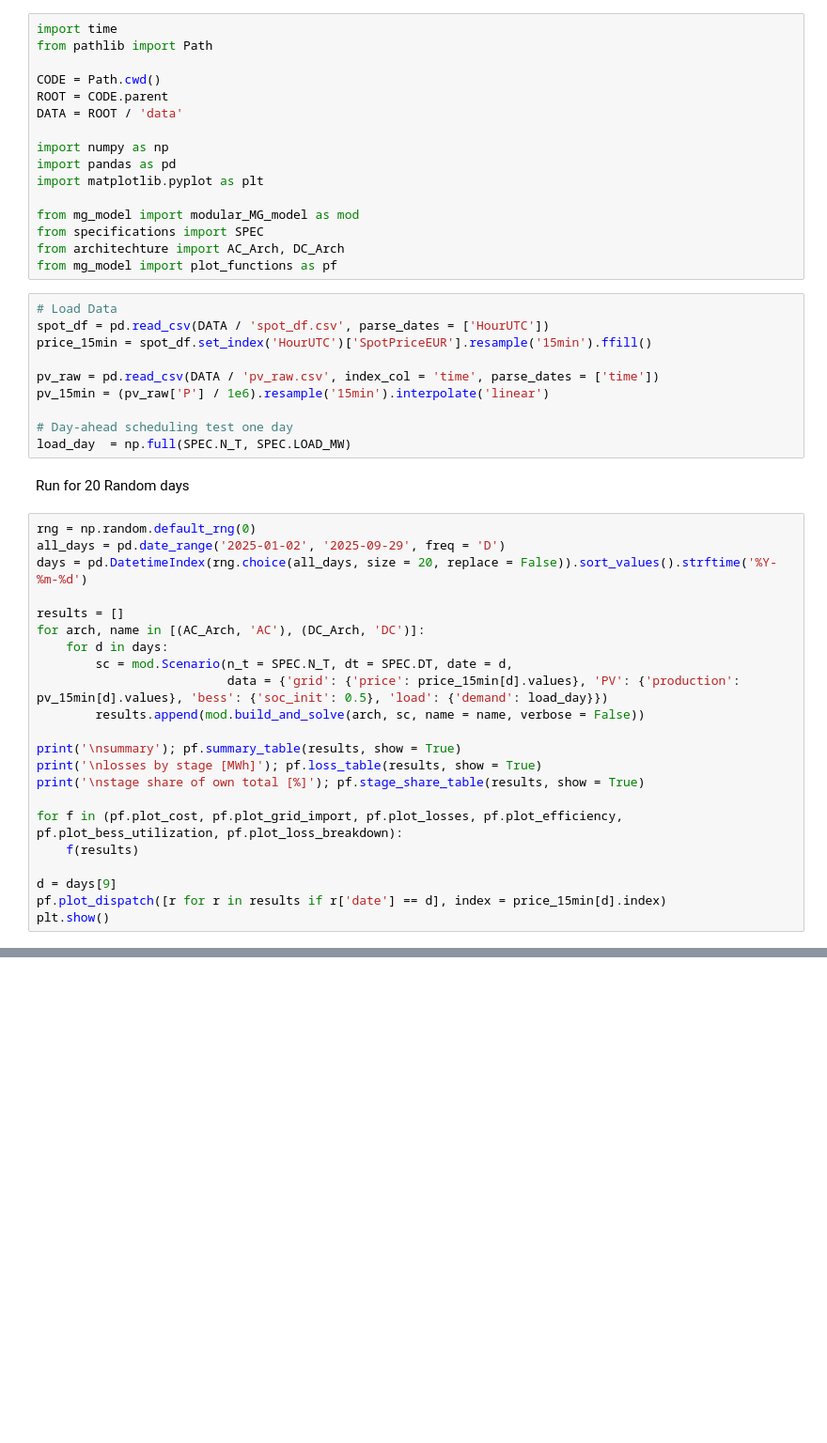
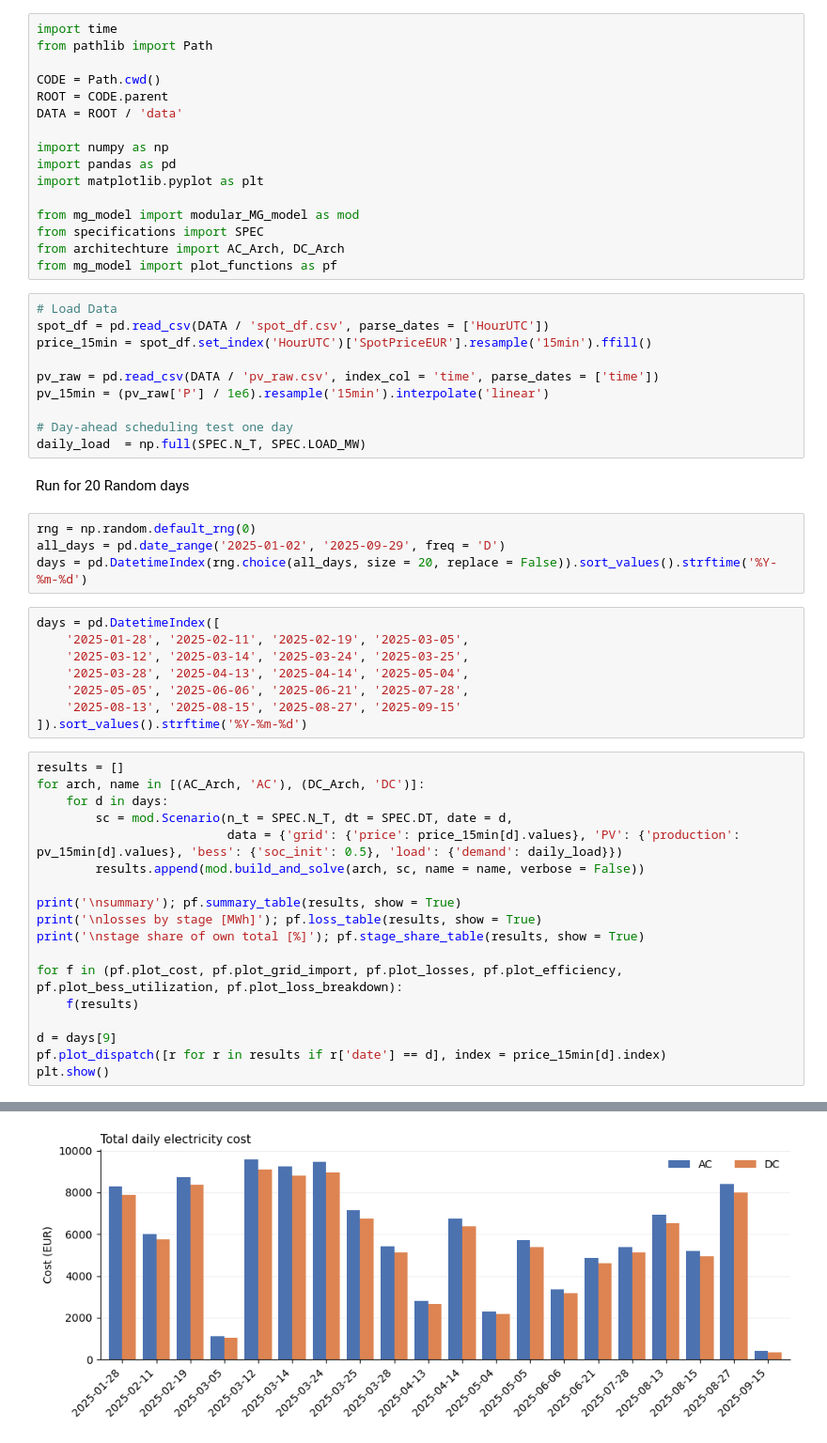
Before and after one commit to manishat9096/Microgrid-Day-Ahead-Scheduler, a Jupyter notebook: code/old_case_study.ipynb, the cells around one changed output, grey strips where cells are left out. Shown at 94% size. Drawn from its saved outputs; the diff is of its cells as text; blank space fills up the shorter version.

```diff
--- a/code/old_case_study.ipynb
+++ b/code/old_case_study.ipynb
@@ -23,28 +23,37 @@ pv_raw = pd.read_csv(DATA / 'pv_raw.csv', index_col = 'time', parse_dates = ['ti
 pv_15min = (pv_raw['P'] / 1e6).resample('15min').interpolate('linear')
 
 # Day-ahead scheduling test one day
-load_day  = np.full(SPEC.N_T, SPEC.LOAD_MW)
+daily_load  = np.full(SPEC.N_T, SPEC.LOAD_MW)
 # %% [markdown]
 Run for 20 Random days
 # %%
 rng = np.random.default_rng(0)
 all_days = pd.date_range('2025-01-02', '2025-09-29', freq = 'D')
 days = pd.DatetimeIndex(rng.choice(all_days, size = 20, replace = False)).sort_values().strftime('%Y-%m-%d')
-
-results = []
-for arch, name in [(AC_Arch, 'AC'), (DC_Arch, 'DC')]:
-    for d in days:
-        sc = mod.Scenario(n_t = SPEC.N_T, dt = SPEC.DT, date = d,
-                          data = {'grid': {'price': price_15min[d].values}, 'PV': {'production': pv_15min[d].values}, 'bess': {'soc_init': 0.5}, 'load': {'demand': load_day}})
-        results.append(mod.build_and_solve(arch, sc, name = name, verbose = False))
-
-print('\nsummary'); pf.summary_table(results, show = True)
-print('\nlosses by stage [MWh]'); pf.loss_table(results, show = True)
-print('\nstage share of own total [%]'); pf.stage_share_table(results, show = True)
-
-for f in (pf.plot_cost, pf.plot_grid_import, pf.plot_losses, pf.plot_efficiency, pf.plot_bess_utilization, pf.plot_loss_breakdown):
-    f(results)
-
-d = days[9]
-pf.plot_dispatch([r for r in results if r['date'] == d], index = price_15min[d].index)
-plt.show()
+# %%
+days = pd.DatetimeIndex([
+    '2025-01-28', '2025-02-11', '2025-02-19', '2025-03-05',
+    '2025-03-12', '2025-03-14', '2025-03-24', '2025-03-25',
+    '2025-03-28', '2025-04-13', '2025-04-14', '2025-05-04',
+    '2025-05-05', '2025-06-06', '2025-06-21', '2025-07-28',
+    '2025-08-13', '2025-08-15', '2025-08-27', '2025-09-15'
+]).sort_values().strftime('%Y-%m-%d')
+# %%
+results = []
+for arch, name in [(AC_Arch, 'AC'), (DC_Arch, 'DC')]:
+    for d in days:
+        sc = mod.Scenario(n_t = SPEC.N_T, dt = SPEC.DT, date = d,
+                          data = {'grid': {'price': price_15min[d].values}, 'PV': {'production': pv_15min[d].values}, 'bess': {'soc_init': 0.5}, 'load': {'demand': daily_load}})
+        results.append(mod.build_and_solve(arch, sc, name = name, verbose = False))
+
+print('\nsummary'); pf.summary_table(results, show = True)
+print('\nlosses by stage [MWh]'); pf.loss_table(results, show = True)
+print('\nstage share of own total [%]'); pf.stage_share_table(results, show = True)
+
+for f in (pf.plot_cost, pf.plot_grid_import, pf.plot_losses, pf.plot_efficiency, pf.plot_bess_utilization, pf.plot_loss_breakdown):
+    f(results)
+
+d = days[9]
+pf.plot_dispatch([r for r in results if r['date'] == d], index = price_15min[d].index)
+plt.show()
+# %% [output]
@@ -50,0 +77 @@ plt.show()
+[figure, added]
```
Also changed, not shown: parts of 1 cell of this notebook, 5 other files.
